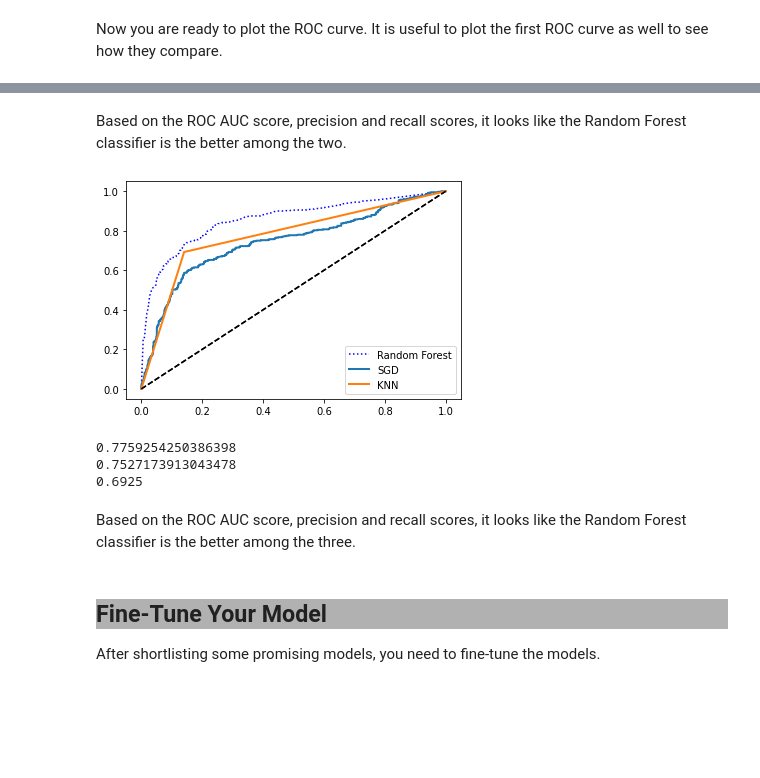
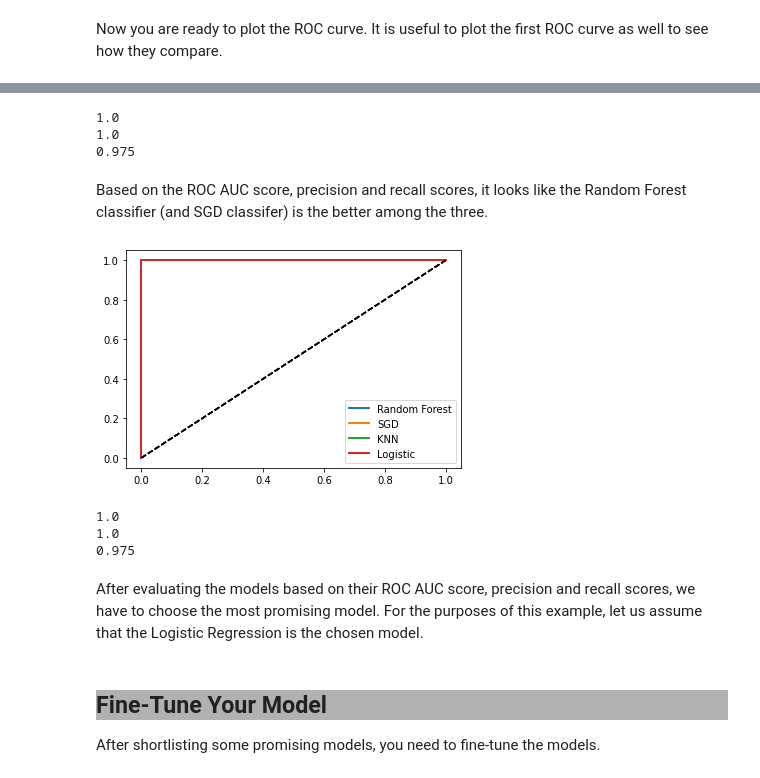
Before and after one commit to venkattplethora/MachineLearning, a Jupyter notebook: Iris.ipynb, the cells around one changed output, grey strips where cells are left out. Cells and saved outputs as stored; diff of their text form; code cells hidden in the pictures; blank space fills up the shorter version.

```diff
--- a/Iris.ipynb
+++ b/Iris.ipynb
@@ -380,10 +385,10 @@ Let’s now train a SGDClassifier and compare its ROC curve and ROC AUC score to
 from sklearn.linear_model import SGDClassifier
 
 sgd_clf = SGDClassifier()
-y_scores_sgd = cross_val_predict(sgd_clf, titanic_prepared, y_train, cv=3,
+y_scores_sgd = cross_val_predict(sgd_clf, iris_prepared, y_train_setosa, cv=3,
                              method="decision_function")
 
-fpr_sgd, tpr_sgd, thresholds_sgd = roc_curve(y_train, y_scores_sgd)
+fpr_sgd, tpr_sgd, thresholds_sgd = roc_curve(y_train_setosa, y_scores_sgd)
 # %% [markdown]
 Now you are ready to plot the ROC curve. It is useful to plot the first ROC curve as well to see how they compare.
 # %%
@@ -405,0 +413,10 @@ print(recall_score(y_train, y_scores_sgd))
+# %%
+from sklearn.neighbors import KNeighborsClassifier
+
+knn_clf = KNeighborsClassifier()
+y_probas_knn = cross_val_predict(knn_clf, iris_prepared, y_train_setosa, cv=3,
+                                  method="predict_proba")
+
+y_scores_knn = y_probas_knn[:, 1]
+
+fpr_knn, tpr_knn, thresholds_knn = roc_curve(y_train_setosa, y_scores_knn)
@@ -406,30 +431,49 @@ print(recall_score(y_train, y_scores_sgd))
+# %%
+print(roc_auc_score(y_train_setosa, y_scores_knn))
+
+y_scores_knn = cross_val_predict(knn_clf, iris_prepared, y_train_setosa, cv=3)
+
+print(precision_score(y_train_setosa, y_scores_knn))
+print(recall_score(y_train_setosa, y_scores_knn))
+# %% [output]
+1.0
+1.0
+0.975
 # %% [markdown]
-Based on the ROC AUC score, precision and recall scores, it looks like the Random Forest classifier is the better among the two.
+Based on the ROC AUC score, precision and recall scores, it looks like the Random Forest classifier (and SGD classifer) is the better among the three.
-# %%
-from sklearn.neighbors import KNeighborsClassifier
-
-knn_clf = KNeighborsClassifier()
-y_scores_knn = cross_val_predict(knn_clf, titanic_prepared, y_train, cv=3)
-
-fpr_knn, tpr_knn, thresholds_knn = roc_curve(y_train, y_scores_knn)
+# %%
+from sklearn.linear_model import LogisticRegression
+
+log_clf = LogisticRegression()
+y_probas_log = cross_val_predict(log_clf, iris_prepared, y_train_setosa, cv=3,
+                                  method="predict_proba")
+
+y_scores_log = y_probas_log[:, 1]
+
+
+fpr_log, tpr_log, thresholds_log = roc_curve(y_train_setosa, y_scores_log)
 # %%
-plt.plot(fpr, tpr, "b:", label="Random Forest")
+plot_roc_curve(fpr, tpr, "Random Forest")
 plot_roc_curve(fpr_sgd, tpr_sgd, "SGD")
 plot_roc_curve(fpr_knn, tpr_knn, "KNN")
+plot_roc_curve(fpr_log, tpr_log, "Logistic")
 plt.legend(loc="lower right")
 plt.show()
 # %% [output]
-[figure, old version]
+[figure, new version]
-# %%
-print(roc_auc_score(y_train, y_scores_knn))
-print(precision_score(y_train, y_scores_knn))
-print(recall_score(y_train, y_scores_knn))
-# %% [output]
-0.7759254250386398
-0.7527173913043478
-0.6925
-# %% [markdown]
-Based on the ROC AUC score, precision and recall scores, it looks like the Random Forest classifier is the better among the three.
+# %%
+print(roc_auc_score(y_train_setosa, y_scores_log))
+
+y_scores_log = cross_val_predict(log_clf, iris_prepared, y_train_setosa, cv=3)
+
+print(precision_score(y_train_setosa, y_scores_log))
+print(recall_score(y_train_setosa, y_scores_log))
+# %% [output]
+1.0
+1.0
+0.975
+# %% [markdown]
+After evaluating the models based on their ROC AUC score, precision and recall scores, we have to choose the most promising model. For the purposes of this example, let us assume that the Logistic Regression is the chosen model.
 # %% [markdown]
 <h2 style="background-color:rgba(100,100,100,0.5);"> Fine-Tune Your Model </h2>
 
```
Also changed, not shown: parts of 25 cells of this notebook, 2 other files.
